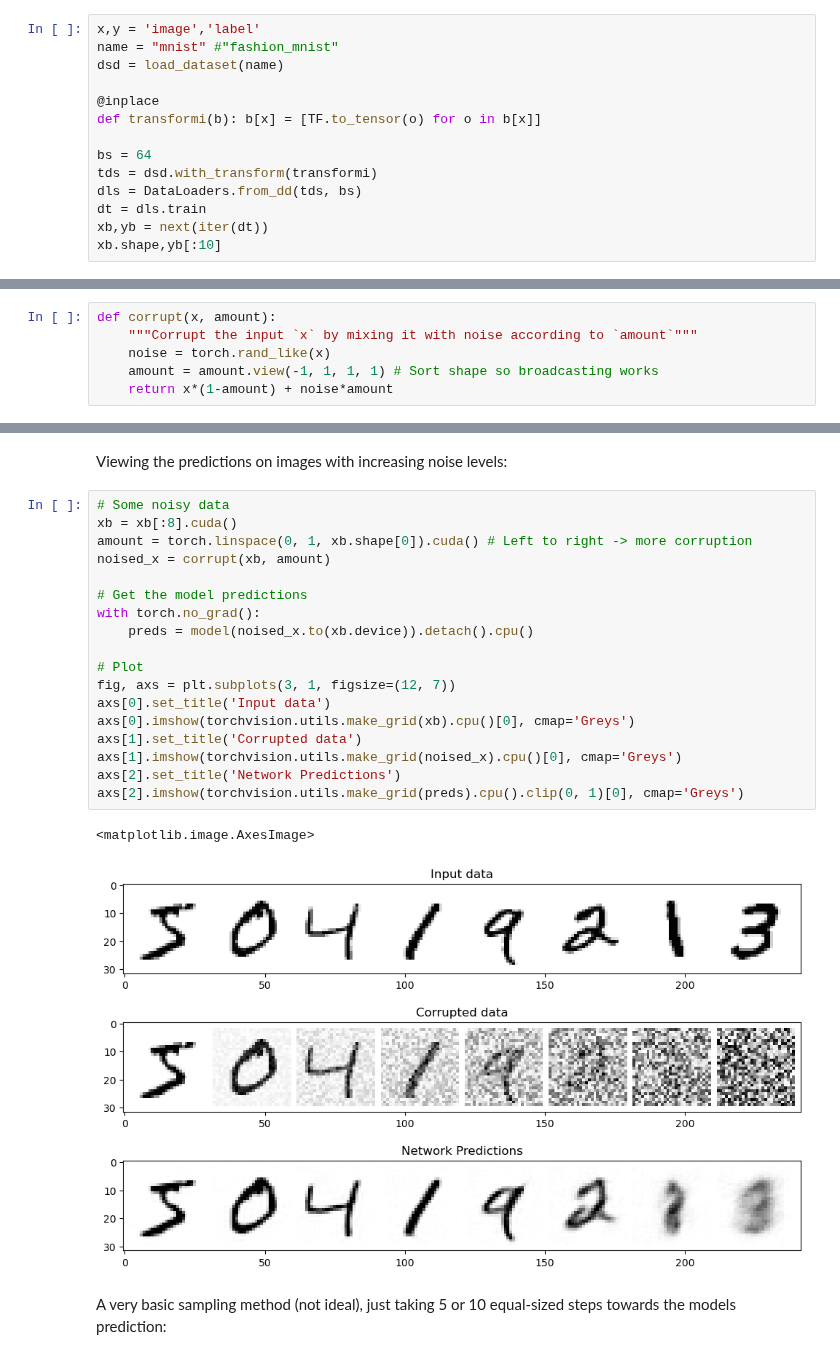
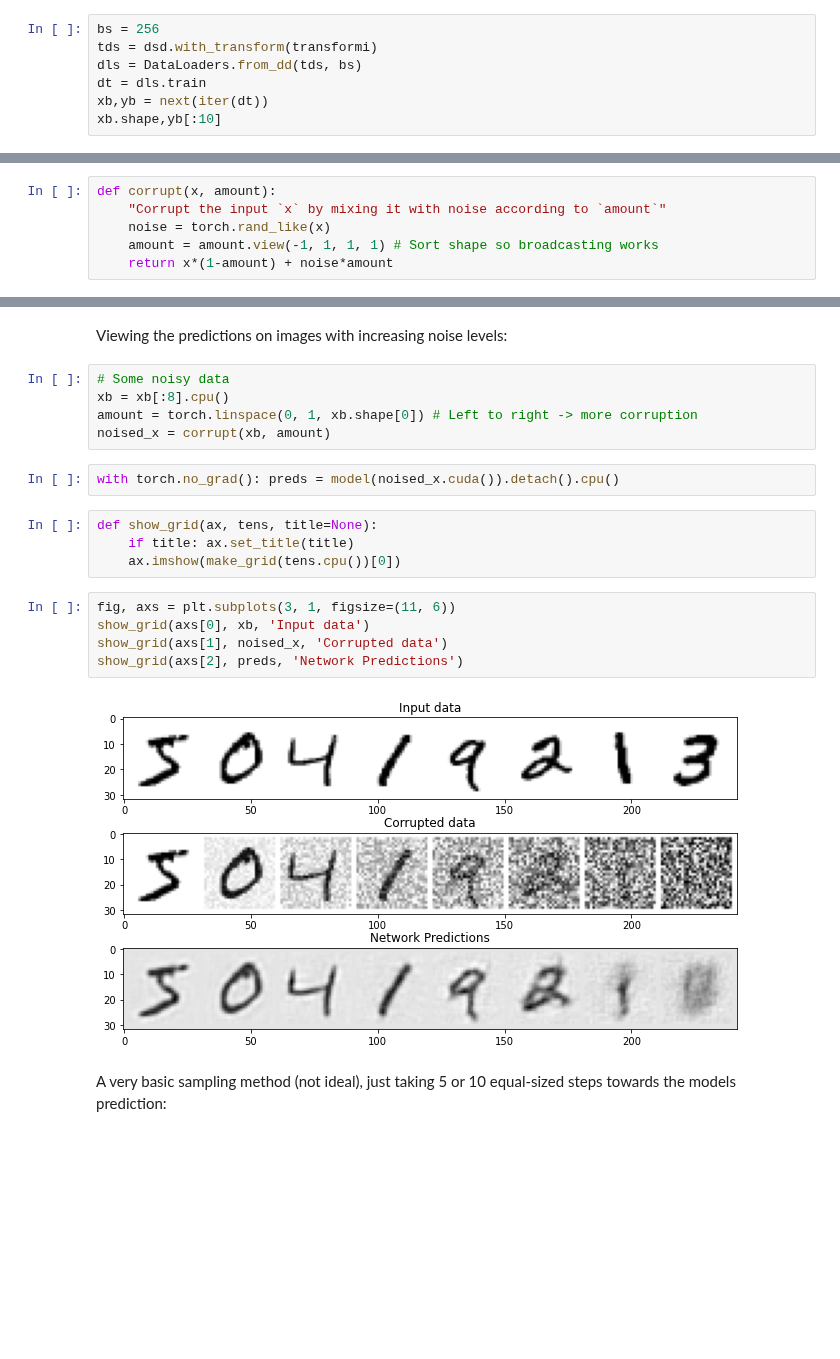
Before and after one commit to fastai/course22p2, a Jupyter notebook: nbs/07A_Diffusion_Model_Test.ipynb, the cells around one changed output, grey strips where cells are left out. Saved outputs shown, nothing was run; the diff lists cells and outputs as text; blank space fills up the shorter version.

```diff
--- a/nbs/07A_Diffusion_Model_Test.ipynb
+++ b/nbs/07A_Diffusion_Model_Test.ipynb
@@ -17,12 +26,5 @@ Load a dataset:
 # %%
-x,y = 'image','label'
-name = "mnist" #"fashion_mnist"
-dsd = load_dataset(name)
-
-@inplace
-def transformi(b): b[x] = [TF.to_tensor(o) for o in b[x]]
-
-bs = 64
+bs = 256
 tds = dsd.with_transform(transformi)
 dls = DataLoaders.from_dd(tds, bs)
 dt = dls.train
@@ -67,7 +59,7 @@ class BasicUNet(nn.Module):
 Define the corruption:
 # %%
 def corrupt(x, amount):
-    """Corrupt the input `x` by mixing it with noise according to `amount`"""
+    "Corrupt the input `x` by mixing it with noise according to `amount`"
     noise = torch.rand_like(x)
     amount = amount.view(-1, 1, 1, 1) # Sort shape so broadcasting works
     return x*(1-amount) + noise*amount
@@ -111,25 +100,22 @@ learn.fit(8)
 # %% [markdown]
 Viewing the predictions on images with increasing noise levels:
+# %%
+# Some noisy data
+xb = xb[:8].cpu()
+amount = torch.linspace(0, 1, xb.shape[0]) # Left to right -> more corruption
+noised_x = corrupt(xb, amount)
+# %%
+with torch.no_grad(): preds = model(noised_x.cuda()).detach().cpu()
+# %%
+def show_grid(ax, tens, title=None):
+    if title: ax.set_title(title)
+    ax.imshow(make_grid(tens.cpu())[0])
 # %%
-# Some noisy data
-xb = xb[:8].cuda()
-amount = torch.linspace(0, 1, xb.shape[0]).cuda() # Left to right -> more corruption
-noised_x = corrupt(xb, amount)
-
-# Get the model predictions
-with torch.no_grad():
-    preds = model(noised_x.to(xb.device)).detach().cpu()
-
-# Plot
-fig, axs = plt.subplots(3, 1, figsize=(12, 7))
-axs[0].set_title('Input data')
-axs[0].imshow(torchvision.utils.make_grid(xb).cpu()[0], cmap='Greys')
-axs[1].set_title('Corrupted data')
-axs[1].imshow(torchvision.utils.make_grid(noised_x).cpu()[0], cmap='Greys')
-axs[2].set_title('Network Predictions')
-axs[2].imshow(torchvision.utils.make_grid(preds).cpu().clip(0, 1)[0], cmap='Greys')
+fig, axs = plt.subplots(3, 1, figsize=(11, 6))
+show_grid(axs[0], xb, 'Input data')
+show_grid(axs[1], noised_x, 'Corrupted data')
+show_grid(axs[2], preds, 'Network Predictions')
 # %% [output]
-<matplotlib.image.AxesImage>
-[figure, old version]
+[figure, new version]
 # %% [markdown]
 A very basic sampling method (not ideal), just taking 5 or 10 equal-sized steps towards the models prediction:
```
Also changed, not shown: parts of 22 cells of this notebook, 3 other files.
